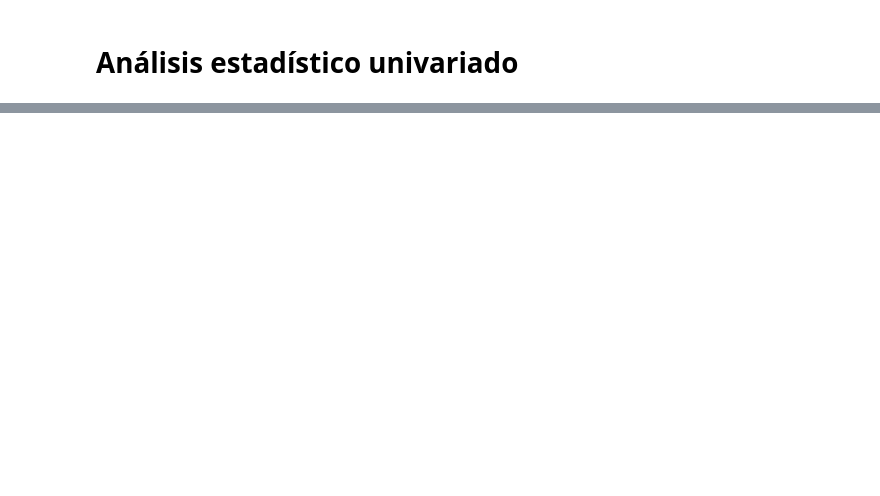
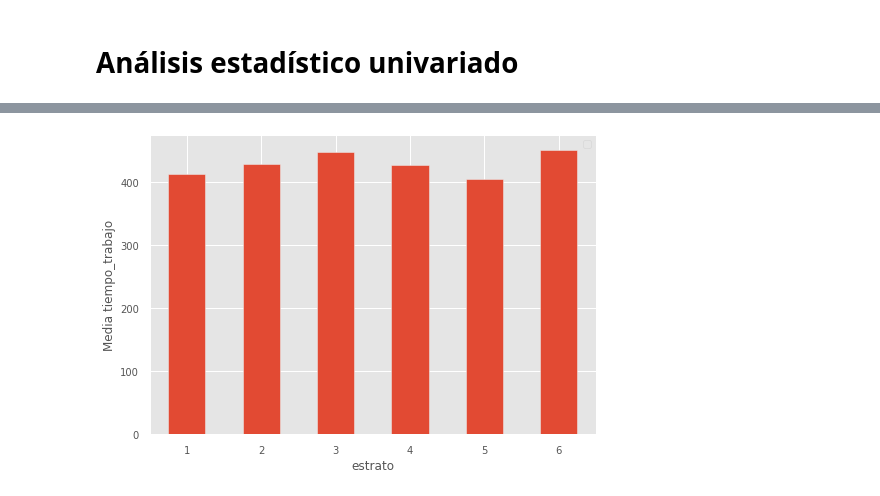
Before and after one commit to casalazara/Data-Science-Aplicado, a Jupyter notebook: Lab3/L3.ipynb, the cells around one changed output, grey strips where cells are left out. Drawn from its saved outputs; the diff is of its cells as text; code cells hidden in the pictures; blank space fills up the shorter version.

```diff
--- a/Lab3/L3.ipynb
+++ b/Lab3/L3.ipynb
@@ -333,0 +389,2 @@ Los datos representan de manera precisa el dato de la realidad además de que so
+# %%
+final['tiempo_trabajo'] = (final['horas_trabajo'] * 60) + final['minutos_trabajo']
@@ -333,0 +409,8 @@ Los datos representan de manera precisa el dato de la realidad además de que so
+# %%
+ax = final[['estrato',"tiempo_trabajo"]].groupby(by='estrato').mean().plot(kind='bar')
+ax.set_ylabel( 'Media tiempo_trabajo' )
+ax.legend([])
+plt.xticks(rotation=0)
+plt.show()
+# %% [output]
+[figure, added]
```
Also changed, not shown: parts of 13 cells of this notebook.
